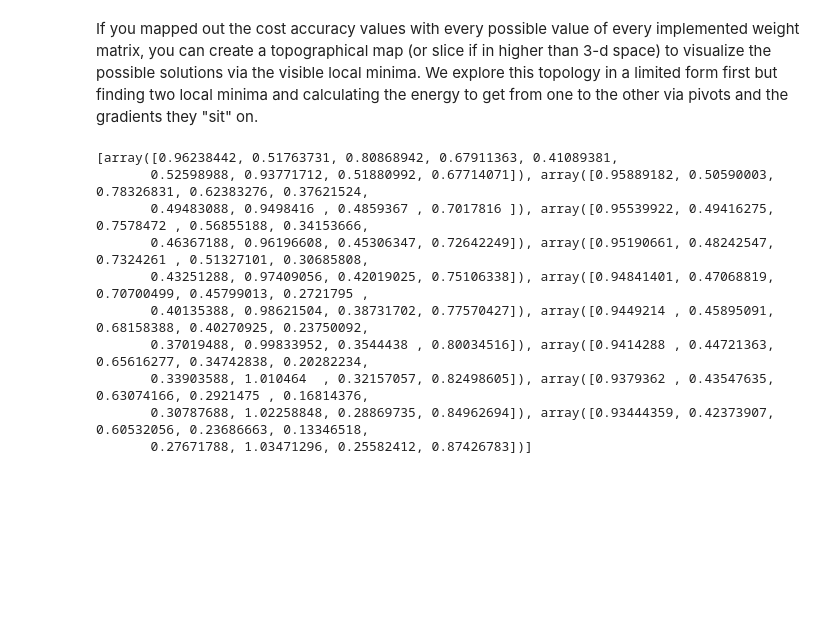
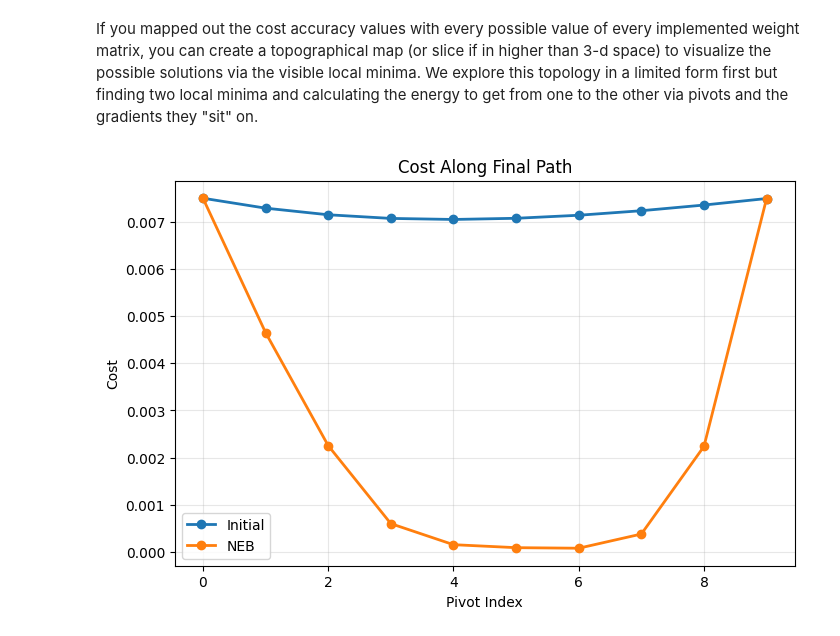
Before and after one commit to Saccadence/CogSci-131, a Jupyter notebook: Assignment 1/Assignment 1.ipynb, the cells around one changed output. Saved outputs shown, nothing was run; the diff lists cells and outputs as text; code cells hidden in the pictures; blank space fills up the shorter version.

```diff
--- a/Assignment 1/Assignment 1.ipynb
+++ b/Assignment 1/Assignment 1.ipynb
@@ -180,6 +195,8 @@ class Neural_Network(object):
                 )
             start = end
 
+        return self
+
 
         #Static implementation (some modification that I forgot to revert)
         """
@@ -717,55 +807,3 @@ plotModels(dataCompare,'compare')
 ## Part 3 -  Weight Space Exploration
 # %% [markdown]
 If you mapped out the cost accuracy values with every possible value of every implemented weight matrix, you can create a topographical map (or slice if in higher than 3-d space) to visualize the possible solutions via the visible local minima. We explore this topology in a limited form first but finding two local minima and calculating the energy to get from one to the other via pivots and the gradients they "sit" on.
-# %%
-P = 8
-T = 50
-
-theta1 = Neural_Network('relu')
-trainAcc(theta1,X,y,acc,scalar[1],maxIter).getParams()
-theta2 = Neural_Network('relu')
-trainAcc(theta2,X,y,acc,scalar[1],maxIter).getParams()
-# %%
-paths = []
-pivots = []
-
-# Inital Path Guess
-for p in range(P+1):
-    if p == 0:
-        pivots.append(theta1.getParams())
-    elif p == P:
-        pivots.append(theta2.getParams())
-    else:
-        pivots.append(((1 - (p/P)) * theta1.getParams()) + ((p/P) * theta2.getParams()))
-paths.append(pivots)
-
-# Nudged Elastic Band (NEB)
-NN0 = Neural_Network("relu")
-NN1 = Neural_Network("relu")
-NN2 = Neural_Network("relu")
-calc = [NN0, NN1, NN2]
-for t in range(1, T):
-    paths[t] = paths[t-1]
-    pivots = paths[t]
-    for i in range(1, P):
-        NN0.setParams(pivots[i-1])
-        NN1.setParams(pivots[i])
-        NN2.setParams(pivots[i+1])
-
-        p0 = NN0.costFunctionPrime(X, y)
-        p1 = NN1.costFunctionPrime(X, y)
-        p2 = NN2.costFunctionPrime(X, y)
-
-        localTan = np.linalg.norm(pivots[i+1] - pivots[i] if p2 > p1 else pivots[i] - pivots[i-1])
-        lossForce = -(p1 - (p1 * localTan)*localTan)
-# %% [output]
-[array([0.96238442, 0.51763731, 0.80868942, 0.67911363, 0.41089381,
-       0.52598988, 0.93771712, 0.51880992, 0.67714071]), array([0.95889182, 0.50590003, 0.78326831, 0.62383276, 0.37621524,
-       0.49483088, 0.9498416 , 0.4859367 , 0.7017816 ]), array([0.95539922, 0.49416275, 0.7578472 , 0.56855188, 0.34153666,
-       0.46367188, 0.96196608, 0.45306347, 0.72642249]), array([0.95190661, 0.48242547, 0.7324261 , 0.51327101, 0.30685808,
-       0.43251288, 0.97409056, 0.42019025, 0.75106338]), array([0.94841401, 0.47068819, 0.70700499, 0.45799013, 0.2721795 ,
-       0.40135388, 0.98621504, 0.38731702, 0.77570427]), array([0.9449214 , 0.45895091, 0.68158388, 0.40270925, 0.23750092,
-       0.37019488, 0.99833952, 0.3544438 , 0.80034516]), array([0.9414288 , 0.44721363, 0.65616277, 0.34742838, 0.20282234,
-       0.33903588, 1.010464  , 0.32157057, 0.82498605]), array([0.9379362 , 0.43547635, 0.63074166, 0.2921475 , 0.16814376,
-       0.30787688, 1.02258848, 0.28869735, 0.84962694]), array([0.93444359, 0.42373907, 0.60532056, 0.23686663, 0.13346518,
-       0.27671788, 1.03471296, 0.25582412, 0.87426783])]
@@ -771,0 +903,15 @@ for t in range(1, T):
+# %%
+hidden = [3]
+NN1 = Neural_Network('relu', hidden)
+NN2 = Neural_Network('relu', hidden)
+
+trainAcc(NN1, X, y, acc, scalar[1], maxIter)
+trainAcc(NN2, X, y, acc, scalar[1], maxIter)
+
+theta1 = NN1.getParams()
+theta2 = NN2.getParams()
+
+paths = minimalEnergyPath(theta1, theta2, hidden)
+plotPath(paths, hidden)
+# %% [output]
+[figure, added]
```
Also changed, not shown: parts of 21 cells of this notebook.
